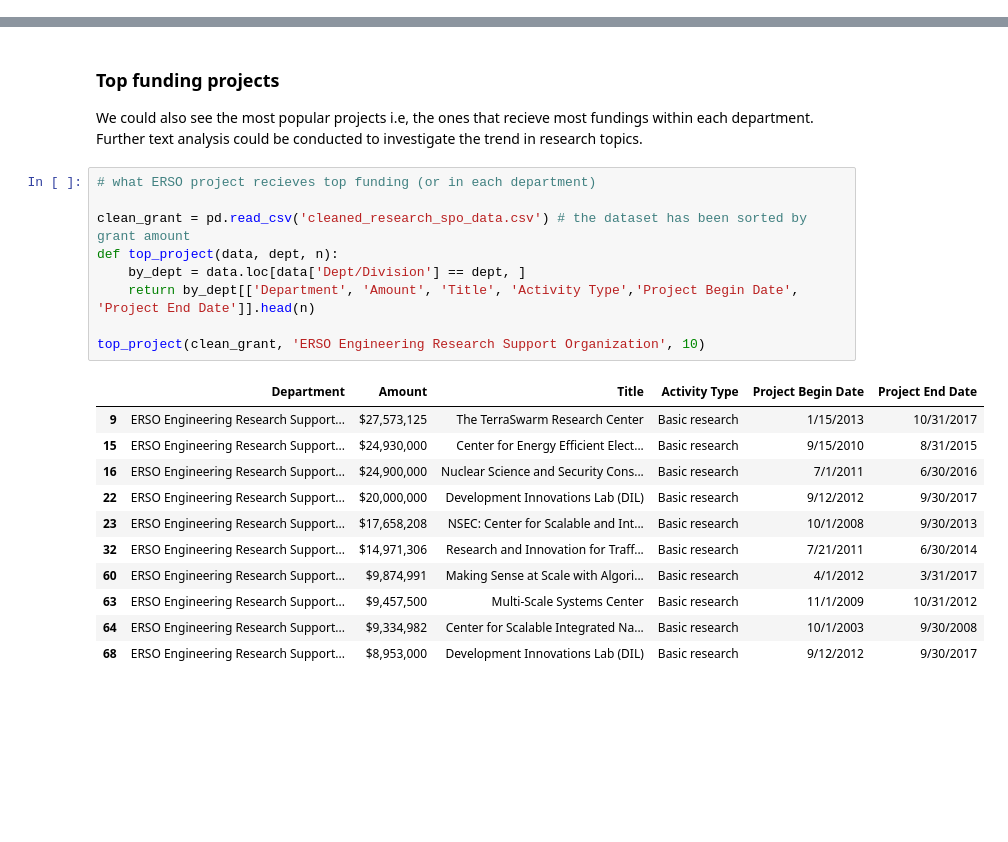
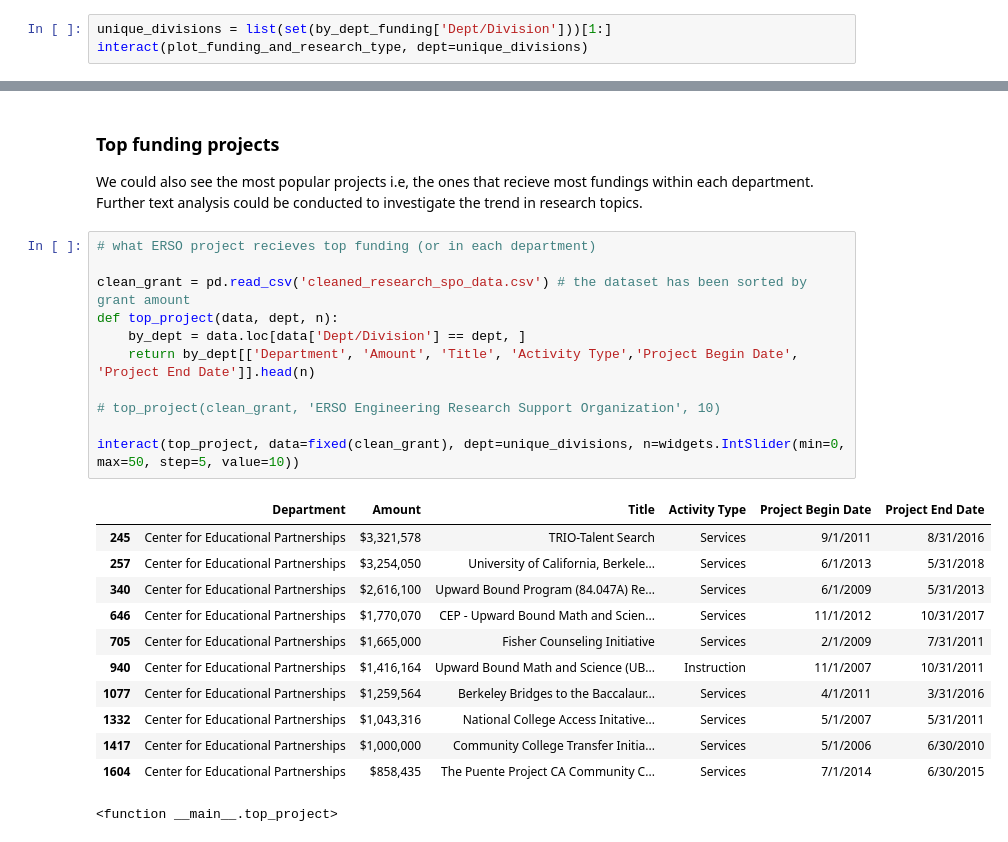
Before and after one commit to BIDS-projects/research-mapping, a Jupyter notebook: visualization.ipynb, the cells around one changed output, grey strips where cells are left out. Saved outputs shown, nothing was run; the diff lists cells and outputs as text; blank space fills up the shorter version.

Commit message:
added interactive python widgets

```diff
--- a/visualization.ipynb
+++ b/visualization.ipynb
@@ -150,3 +148,6 @@ def plot_funding_and_research_type(dept):
 plot_funding_and_research_type('ERSO Engineering Research Support Organization')
 # %% [output]
 [figure]
+# %%
+unique_divisions = list(set(by_dept_funding['Dept/Division']))[1:]
+interact(plot_funding_and_research_type, dept=unique_divisions)
@@ -164,21 +168,24 @@ We could also see the most popular projects i.e, the ones that recieve most fund
 # %%
 # what ERSO project recieves top funding (or in each department)
 
 clean_grant = pd.read_csv('cleaned_research_spo_data.csv') # the dataset has been sorted by grant amount
 def top_project(data, dept, n):
     by_dept = data.loc[data['Dept/Division'] == dept, ]
     return by_dept[['Department', 'Amount', 'Title', 'Activity Type','Project Begin Date', 'Project End Date']].head(n)
 
-top_project(clean_grant, 'ERSO Engineering Research Support Organization', 10)
+# top_project(clean_grant, 'ERSO Engineering Research Support Organization', 10)
+
+interact(top_project, data=fixed(clean_grant), dept=unique_divisions, n=widgets.IntSlider(min=0, max=50, step=5, value=10))
 # %% [output]
 |  | Department | Amount | Title | Activity Type | Project Begin Date | Project End Date |
-| 9 | ERSO Engineering Research Support... | $27,573,125 | The TerraSwarm Research Center | Basic research | 1/15/2013 | 10/31/2017 |
-| 15 | ERSO Engineering Research Support... | $24,930,000 | Center for Energy Efficient Elect... | Basic research | 9/15/2010 | 8/31/2015 |
-| 16 | ERSO Engineering Research Support... | $24,900,000 | Nuclear Science and Security Cons... | Basic research | 7/1/2011 | 6/30/2016 |
-| 22 | ERSO Engineering Research Support... | $20,000,000 | Development Innovations Lab (DIL) | Basic research | 9/12/2012 | 9/30/2017 |
-| 23 | ERSO Engineering Research Support... | $17,658,208 | NSEC: Center for Scalable and Int... | Basic research | 10/1/2008 | 9/30/2013 |
-| 32 | ERSO Engineering Research Support... | $14,971,306 | Research and Innovation for Traff... | Basic research | 7/21/2011 | 6/30/2014 |
-| 60 | ERSO Engineering Research Support... | $9,874,991 | Making Sense at Scale with Algori... | Basic research | 4/1/2012 | 3/31/2017 |
-| 63 | ERSO Engineering Research Support... | $9,457,500 | Multi-Scale Systems Center | Basic research | 11/1/2009 | 10/31/2012 |
-| 64 | ERSO Engineering Research Support... | $9,334,982 | Center for Scalable Integrated Na... | Basic research | 10/1/2003 | 9/30/2008 |
-| 68 | ERSO Engineering Research Support... | $8,953,000 | Development Innovations Lab (DIL) | Basic research | 9/12/2012 | 9/30/2017 |
+| 245 | Center for Educational Partnerships | $3,321,578 | TRIO-Talent Search | Services | 9/1/2011 | 8/31/2016 |
+| 257 | Center for Educational Partnerships | $3,254,050 | University of California, Berkele... | Services | 6/1/2013 | 5/31/2018 |
+| 340 | Center for Educational Partnerships | $2,616,100 | Upward Bound Program (84.047A) Re... | Services | 6/1/2009 | 5/31/2013 |
+| 646 | Center for Educational Partnerships | $1,770,070 | CEP - Upward Bound Math and Scien... | Services | 11/1/2012 | 10/31/2017 |
+| 705 | Center for Educational Partnerships | $1,665,000 | Fisher Counseling Initiative | Services | 2/1/2009 | 7/31/2011 |
+| 940 | Center for Educational Partnerships | $1,416,164 | Upward Bound Math and Science (UB... | Instruction | 11/1/2007 | 10/31/2011 |
+| 1077 | Center for Educational Partnerships | $1,259,564 | Berkeley Bridges to the Baccalaur... | Services | 4/1/2011 | 3/31/2016 |
+| 1332 | Center for Educational Partnerships | $1,043,316 | National College Access Initative... | Services | 5/1/2007 | 5/31/2011 |
+| 1417 | Center for Educational Partnerships | $1,000,000 | Community College Transfer Initia... | Services | 5/1/2006 | 6/30/2010 |
+| 1604 | Center for Educational Partnerships | $858,435 | The Puente Project CA Community C... | Services | 7/1/2014 | 6/30/2015 |
+<function __main__.top_project>
```
Also changed, not shown: parts of 4 cells of this notebook.
